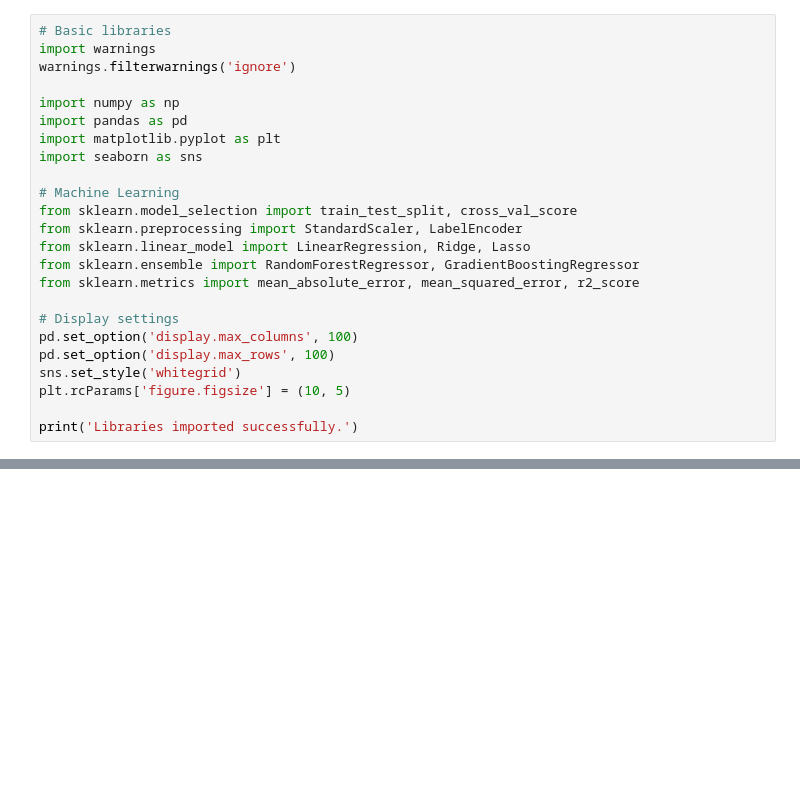
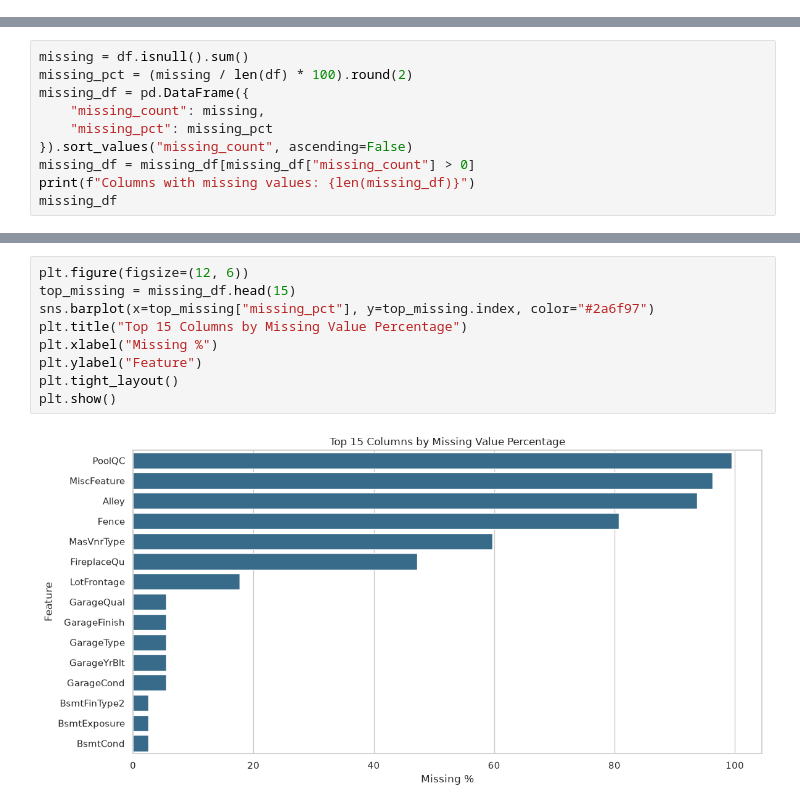
Before and after one commit to Krishnaavula87/HousePricePred, a Jupyter notebook: House_Price_Prediction.ipynb, the cells around one changed output, grey strips where cells are left out. Cells and saved outputs as stored; diff of their text form; blank space fills up the shorter version.

```diff
--- a/House_Price_Prediction.ipynb
+++ b/House_Price_Prediction.ipynb
@@ -20,24 +0,0 @@ Build a complete data analysis and predictive modeling workflow to estimate hous
-# %%
-# Basic libraries
-import warnings
-warnings.filterwarnings('ignore')
-
-import numpy as np
-import pandas as pd
-import matplotlib.pyplot as plt
-import seaborn as sns
-
-# Machine Learning
-from sklearn.model_selection import train_test_split, cross_val_score
-from sklearn.preprocessing import StandardScaler, LabelEncoder
-from sklearn.linear_model import LinearRegression, Ridge, Lasso
-from sklearn.ensemble import RandomForestRegressor, GradientBoostingRegressor
-from sklearn.metrics import mean_absolute_error, mean_squared_error, r2_score
-
-# Display settings
-pd.set_option('display.max_columns', 100)
-pd.set_option('display.max_rows', 100)
-sns.set_style('whitegrid')
-plt.rcParams['figure.figsize'] = (10, 5)
-
-print('Libraries imported successfully.')
@@ -730,0 +140,10 @@ dtype: float64
+# %%
+missing = df.isnull().sum()
+missing_pct = (missing / len(df) * 100).round(2)
+missing_df = pd.DataFrame({
+    "missing_count": missing,
+    "missing_pct": missing_pct
+}).sort_values("missing_count", ascending=False)
+missing_df = missing_df[missing_df["missing_count"] > 0]
+print(f"Columns with missing values: {len(missing_df)}")
+missing_df
@@ -730,0 +169,11 @@ dtype: float64
+# %%
+plt.figure(figsize=(12, 6))
+top_missing = missing_df.head(15)
+sns.barplot(x=top_missing["missing_pct"], y=top_missing.index, color="#2a6f97")
+plt.title("Top 15 Columns by Missing Value Percentage")
+plt.xlabel("Missing %")
+plt.ylabel("Feature")
+plt.tight_layout()
+plt.show()
+# %% [output]
+[figure, added]
```
Also changed, not shown: parts of 107 cells of this notebook, 3 other files.
